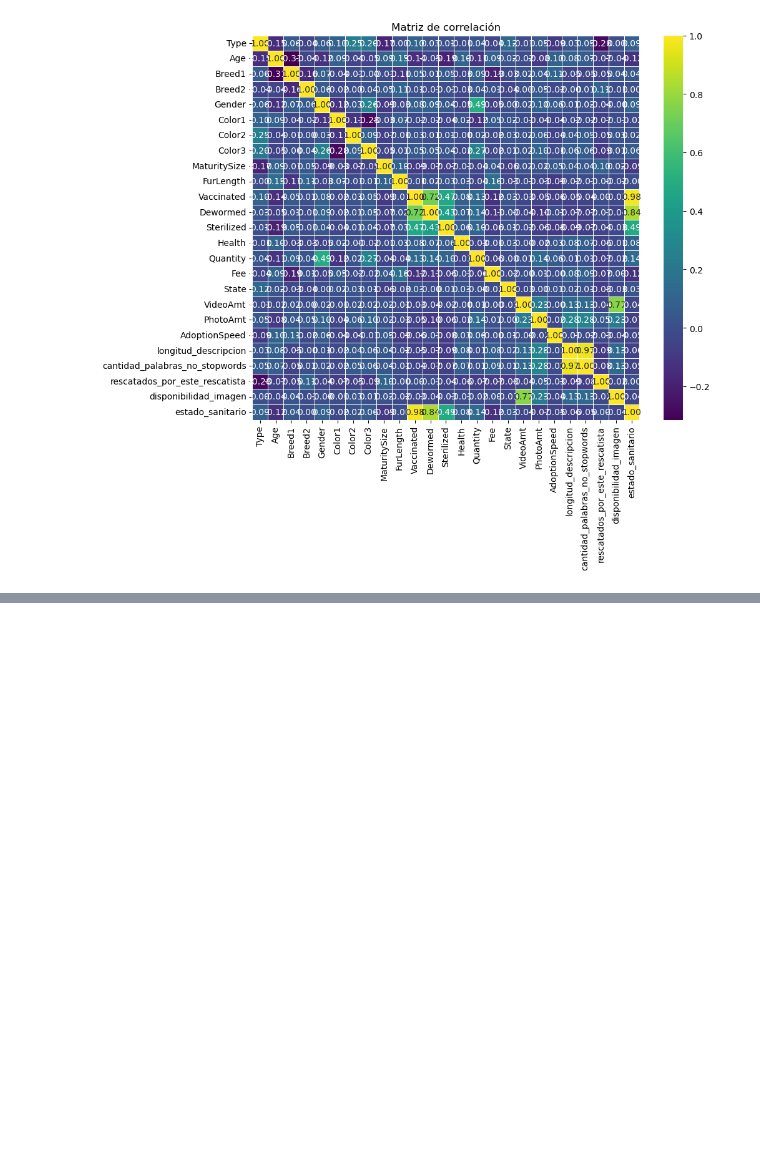
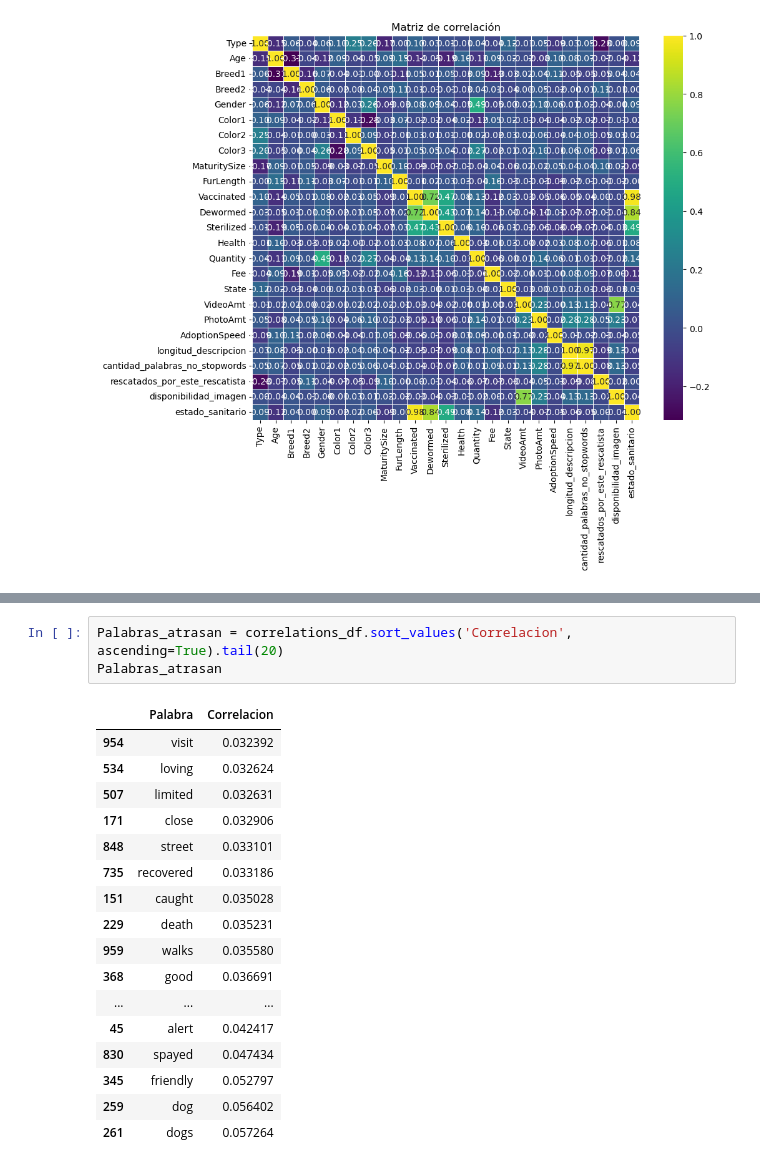
Before and after one commit to AdrianDVnqn/UA_MDM_Labo2_Grupo12, a Jupyter notebook: analisis_nulls.ipynb, the cells around one changed output, grey strips where cells are left out. Cells and saved outputs as stored; diff of their text form; blank space fills up the shorter version.

```diff
--- a/analisis_nulls.ipynb
+++ b/analisis_nulls.ipynb
@@ -627,0 +660,21 @@ plt.show()
+# %%
+Palabras_atrasan = correlations_df.sort_values('Correlacion', ascending=True).tail(20)
+Palabras_atrasan
+# %% [output]
+|  | Palabra | Correlacion |
+| 954 | visit | 0.032392 |
+| 534 | loving | 0.032624 |
+| 507 | limited | 0.032631 |
+| 171 | close | 0.032906 |
+| 848 | street | 0.033101 |
+| 735 | recovered | 0.033186 |
+| 151 | caught | 0.035028 |
+| 229 | death | 0.035231 |
+| 959 | walks | 0.035580 |
+| 368 | good | 0.036691 |
+| ... | ... | ... |
+| 45 | alert | 0.042417 |
+| 830 | spayed | 0.047434 |
+| 345 | friendly | 0.052797 |
+| 259 | dog | 0.056402 |
+| 261 | dogs | 0.057264 |
```
Also changed, not shown: parts of 7 cells of this notebook, 1 other file.
